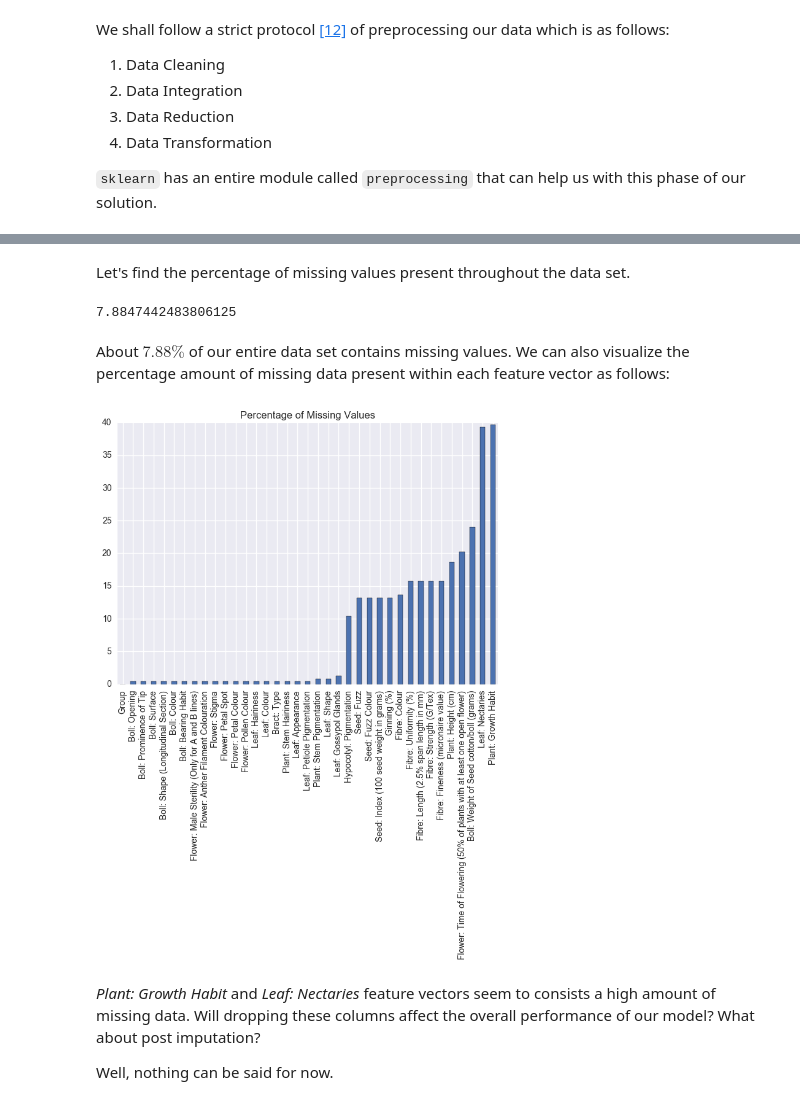
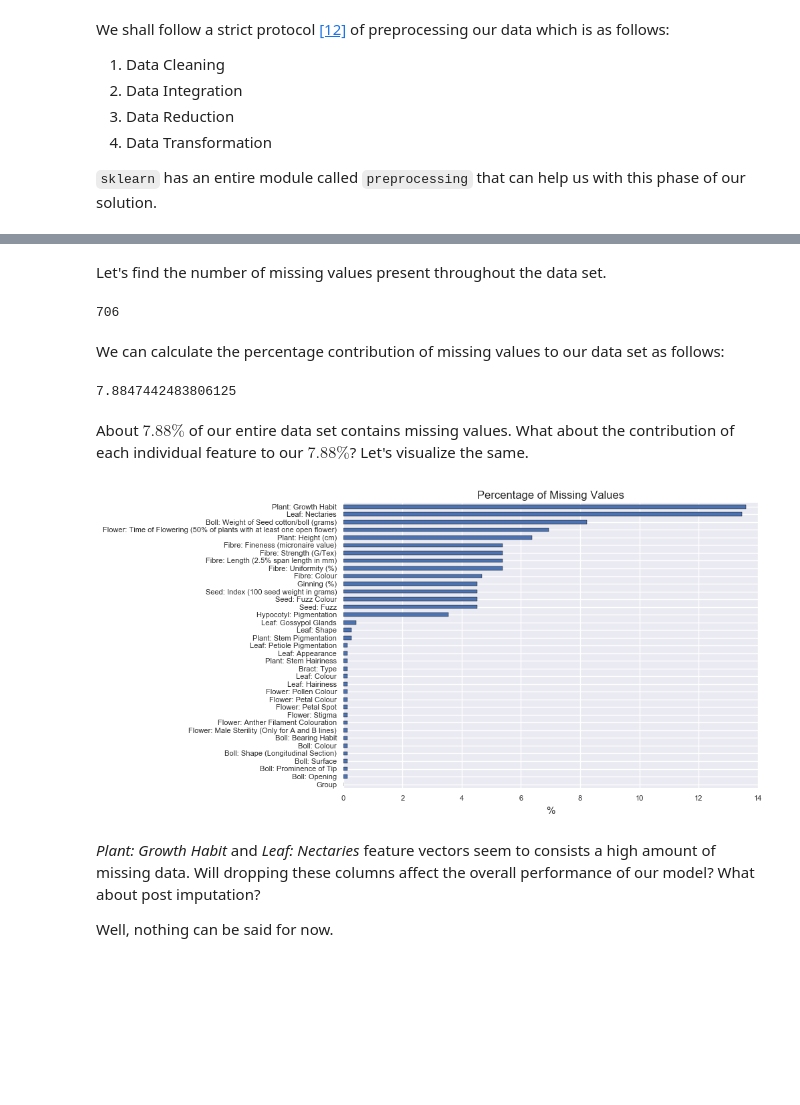
Before and after one commit to achillesrasquinha/brains-from-scratch, a Jupyter notebook: Brains from Scratch - Machine Learning for dummies.ipynb, the cells around one changed output, grey strips where cells are left out. Cells and saved outputs as stored; diff of their text form; code cells hidden in the pictures; blank space fills up the shorter version.

```diff
--- a/Brains from Scratch - Machine Learning for dummies.ipynb
+++ b/Brains from Scratch - Machine Learning for dummies.ipynb
@@ -1446,3 +1430,10 @@ Our final case would be clearly substituting a value in place of missing values.
 # %% [markdown]
-Let's find the percentage of missing values present throughout the data set.
+Let's find the number of missing values present throughout the data set.
+# %%
+nmissing = df.isnull().sum().sum()
+nmissing
+# %% [output]
+706
+# %% [markdown]
+We can calculate the percentage contribution of missing values to our data set as follows:
 # %%
@@ -1450,4 +1441,4 @@ Let's find the percentage of missing values present throughout the data set.
 # %% [output]
 7.8847442483806125
 # %% [markdown]
-About $7.88\%$ of our entire data set contains missing values. We can also visualize the percentage amount of missing data present within each feature vector as follows:
+About $7.88\%$ of our entire data set contains missing values. What about the contribution of each individual feature to our $7.88\%$? Let's visualize the same.
@@ -1457,12 +1445,14 @@ import seaborn as sns
 # %%
-frame = (df.isnull().sum() / len(df)).sort_values() * 100
-ax    = frame.plot.bar()
+frame = (df.isnull().sum() / nmissing).sort_values() * 100
+axes  = frame.plot.barh()
 
-ax.set_title('Percentage of Missing Values')
+axes.set_title('Percentage of Missing Values')
+axes.set_xlabel('%')
+axes.tick_params(labelsize = 8)
 
 plt.show()
 # %% [output]
-[figure, old version]
+[figure, new version]
 # %% [markdown]
 *Plant: Growth Habit* and *Leaf: Nectaries* feature vectors seem to consists a high amount of missing data. Will dropping these columns affect the overall performance of our model? What about post imputation?
 
```
Also changed, not shown: parts of 113 cells of this notebook, 4 other files.
